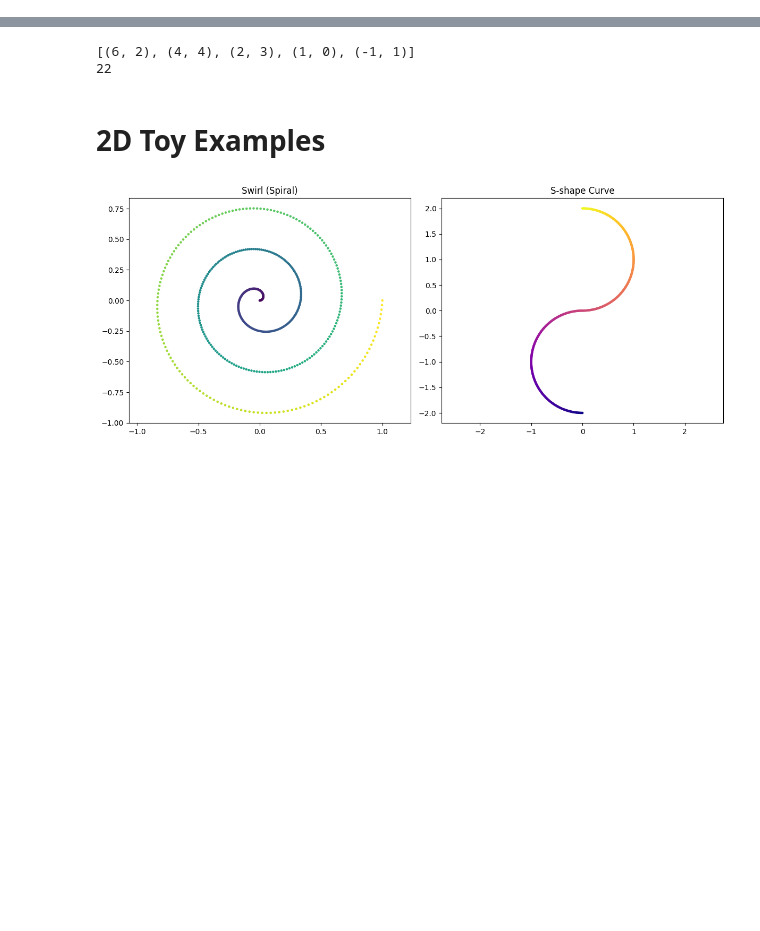
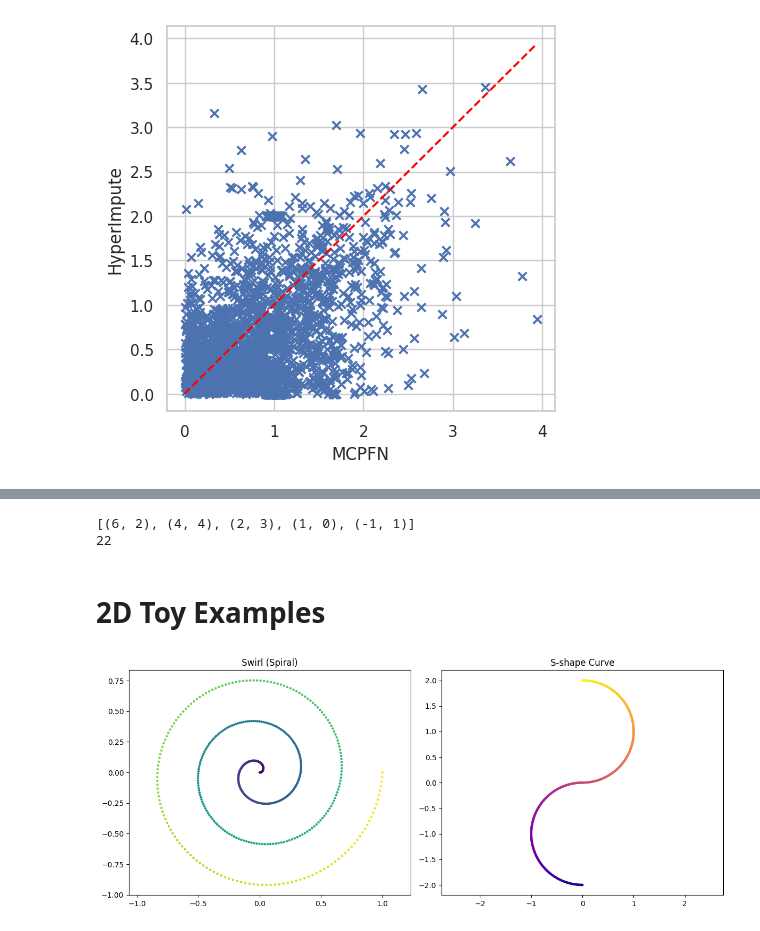
Before and after one commit to jacobf18/tabular, a Jupyter notebook: mcpfn/tests.ipynb, the cells around one changed output, grey strips where cells are left out. Drawn from its saved outputs; the diff is of its cells as text; code cells hidden in the pictures; blank space fills up the shorter version.

```diff
--- a/mcpfn/tests.ipynb
+++ b/mcpfn/tests.ipynb
@@ -30,0 +172,17 @@ X, y, _, _ = dataset.get_data(dataset_format="dataframe")
+# %%
+# Plot MCPFN vs HyperImpute absolute errors on a scatter plot
+
+import matplotlib.pyplot as plt
+
+# Plot MCPFN vs TabPFN absolute errors on a scatter plot
+plt.figure(figsize=(5, 5))
+plt.scatter(np.abs(imputed_vals_mcpfn - true_vals), np.abs(imputed_vals_hyperimpute - true_vals), marker='x')
+plt.xlabel("MCPFN")
+plt.ylabel("HyperImpute")
+# Plot a line at y=x
+max_error = np.max(np.concatenate([np.abs(imputed_vals_mcpfn - true_vals),
+                                   np.abs(imputed_vals_hyperimpute - true_vals)]))
+plt.plot([0, max_error], [0, max_error], color='red', linestyle='--')
+plt.show()
+# %% [output]
+[figure, added]
```
Also changed, not shown: parts of 7 cells of this notebook, 4 other files.
